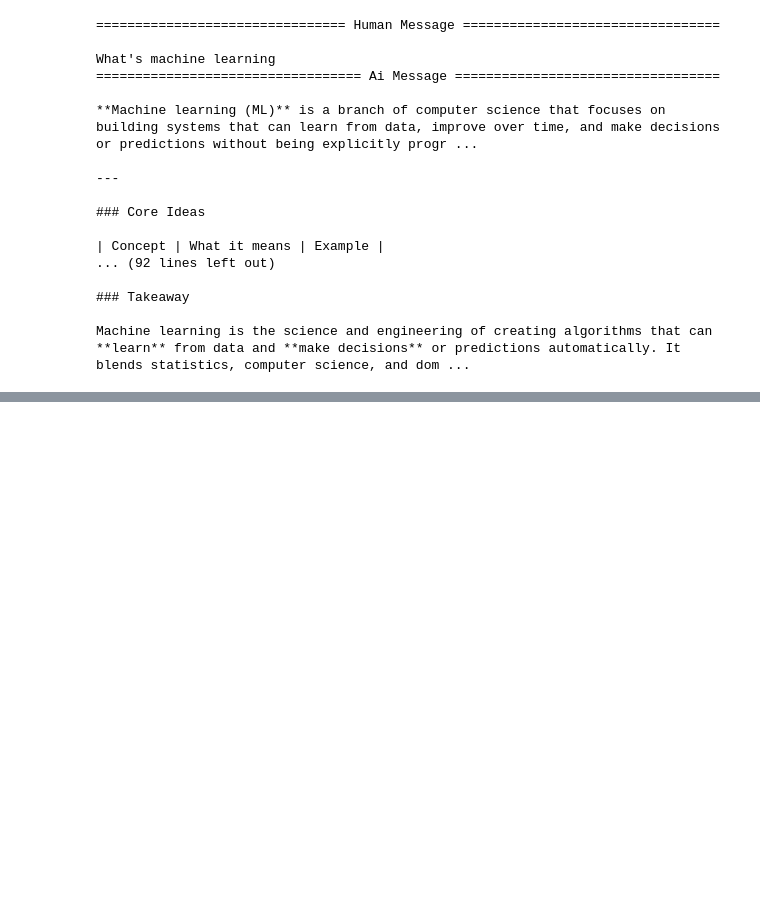
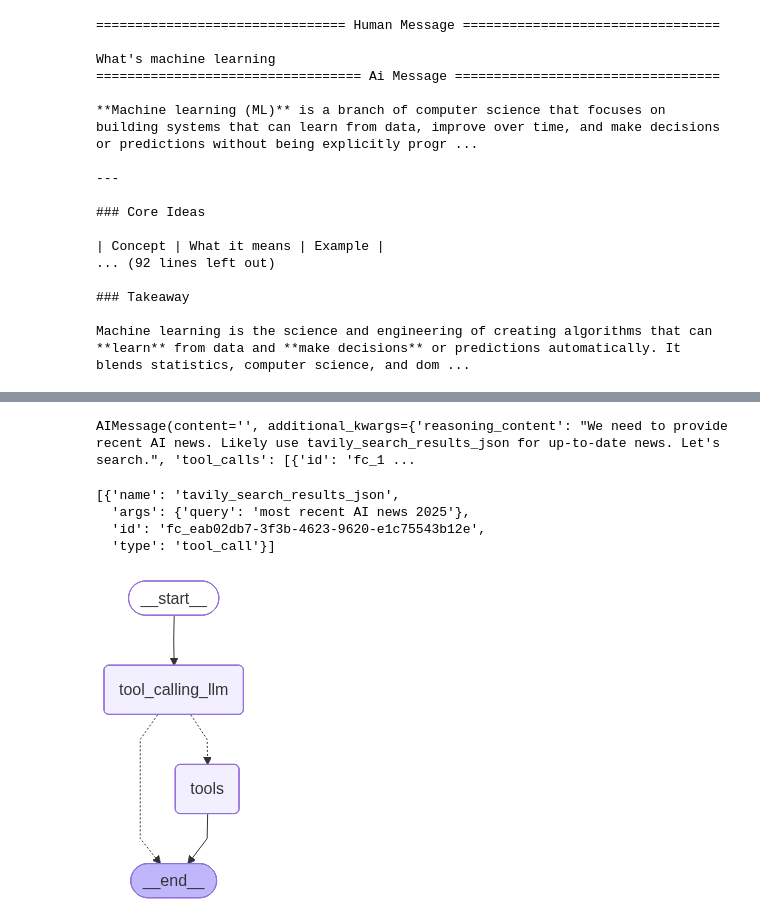
Before and after one commit to Cristopxer/llm_practices, a Jupyter notebook: 1-LangChain/LangGraph/3ChainsLangGraph.ipynb, the cells around one changed output, grey strips where cells are left out. Cells and saved outputs as stored; diff of their text form; code cells hidden in the pictures; blank space fills up the shorter version.

Commit message:
add(python): graph integration with arvix, wikipedia and tavily tools

```diff
--- a/1-LangChain/LangGraph/3ChainsLangGraph.ipynb
+++ b/1-LangChain/LangGraph/3ChainsLangGraph.ipynb
@@ -231,0 +292,24 @@ Machine learning is the science and engineering of creating algorithms that can
+# %%
+# Combine all the tools
+
+tools = [arxiv, wiki, tavily]
+# %%
+# Initialize LLM Model
+
+from langchain_groq import ChatGroq
+
+llm = ChatGroq(model="openai/gpt-oss-20b")
+llm_with_tools = llm.bind_tools(tools)
+# %%
+from langchain_core.messages import HumanMessage, AIMessage
+from pprint import pprint
+llm_with_tools.invoke([HumanMessage(content="What are the most recent AI news")])
+# %% [output]
+AIMessage(content='', additional_kwargs={'reasoning_content': "We need to provide recent AI news. Likely use tavily_search_results_json for up-to-date news. Let's search.", 'tool_calls': [{'id': 'fc_1 ...
+# %%
+llm_with_tools.invoke([HumanMessage(content="What are the most recent AI news")]).tool_calls
+# %% [output]
+[{'name': 'tavily_search_results_json',
+  'args': {'query': 'most recent AI news 2025'},
+  'id': 'fc_eab02db7-3f3b-4623-9620-e1c75543b12e',
+  'type': 'tool_call'}]
@@ -231,0 +322,25 @@ Machine learning is the science and engineering of creating algorithms that can
+# %%
+# State schema
+from typing_extensions import TypedDict
+from langchain_core.messages import AnyMessage
+from typing import Annotated
+from langgraph.graph.message import add_messages
+
+class State(TypedDict):
+    messages:Annotated[list[AnyMessage], add_messages]
+# %%
+def tool_calling_llm(state:State):
+    return {"messages":[llm_with_tools.invoke(state['messages'])]}
+# %%
+builder = StateGraph(State)
+builder.add_node("tool_calling_llm", tool_calling_llm)
+builder.add_node("tools", ToolNode(tools))
+
+builder.add_edge(START, "tool_calling_llm")
+builder.add_conditional_edges("tool_calling_llm", tools_condition)
+builder.add_edge("tools",END)
+
+graph = builder.compile()
+display(Image(graph.get_graph().draw_mermaid_png()))
+# %% [output]
+[figure, added]
```
Also changed, not shown: parts of 11 cells of this notebook, 1 other file.
